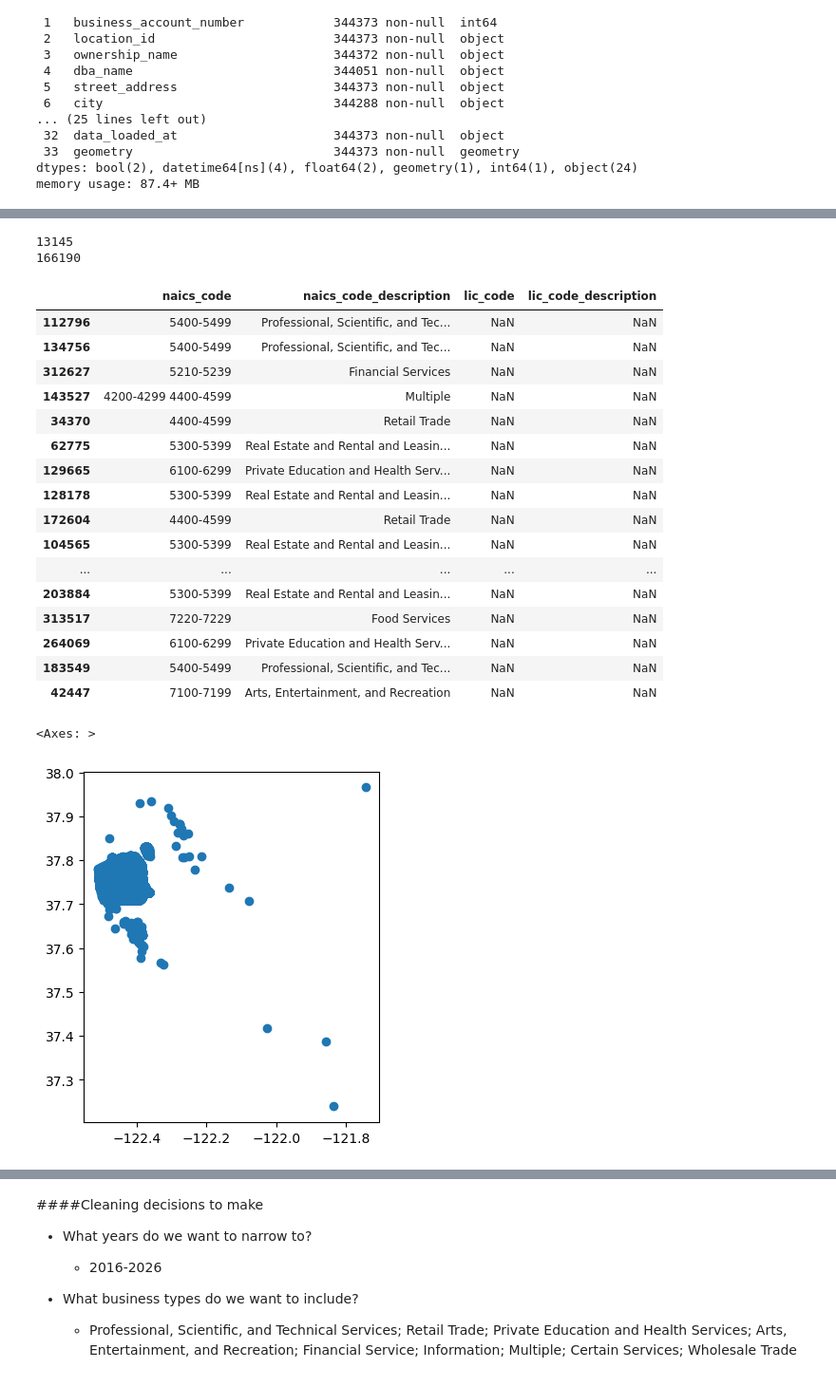
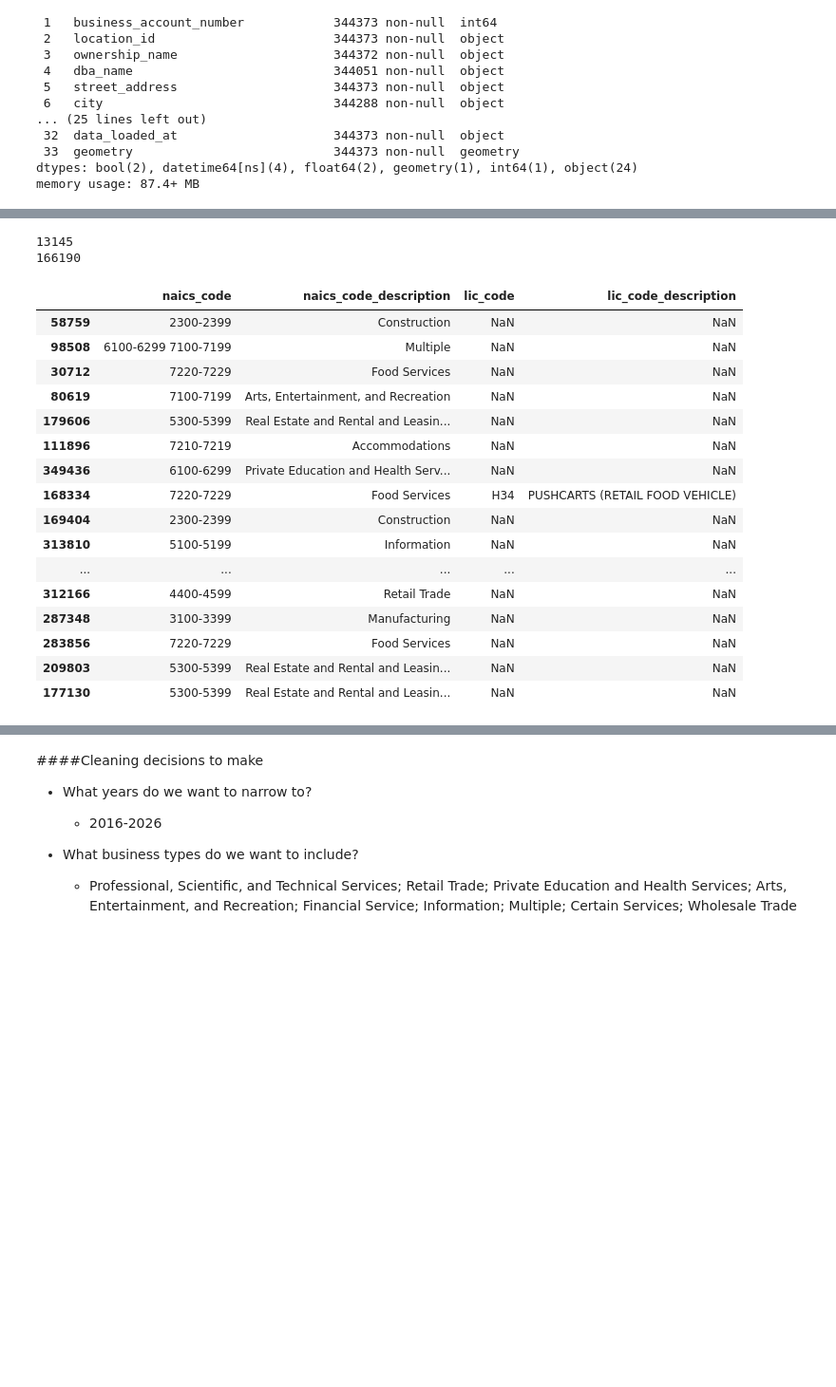
Before and after one commit to miaflynn/CYPLAN255-Final-Project, a Jupyter notebook: cleaning1.ipynb, the cells around one changed output, grey strips where cells are left out. Shown at 95% size. Drawn from its saved outputs; the diff is of its cells as text; code cells hidden in the pictures; blank space fills up the shorter version.

```diff
--- a/cleaning1.ipynb
+++ b/cleaning1.ipynb
@@ -47,3 +38,6 @@ df = pd.read_csv("/content/drive/MyDrive/C255_final_project/raw/rbl_sf.csv")
+# %%
+data_path = "/Users/Sean1/Library/CloudStorage/GoogleDrive-sean_flannelly@berkeley.edu/My Drive/C255_final_project/raw/rbl_sf.csv"
+df = pd.read_csv(data_path)
 # %%
 gdf = df
 gdf.head()
@@ -162,59 +155,55 @@ lic_mask = gdf['lic_code'].notna()
 print(lic_mask.sum())
 naics_mask = gdf['naics_code'].notna()
 print(naics_mask.sum())
-gdf_hascode = gdf[lic_mask | naics_mask]
+gdf_hascode = gdf[lic_mask | naics_mask] ##Confirmed that there are businesses for both codes where one exists and the other doesn't - Sean
 
 code_cols = [
     'naics_code', 'naics_code_description', 'lic_code','lic_code_description'
 ]
 
 display(gdf_hascode[code_cols].sample(20))
 
 ##filtered only by businesses with code, but still having business locations all across the United States?
 # I think a lot of the addresses are elsewhere bc the business headquarters location may not be in SF - if you look at the table it shows this - Abigail
 
 # Commenting this out bc I'm going to also filter the boundaries of Sf - Abigail
 # gdf_hascode_sf = gdf_hascode[gdf_hascode['city'] == 'San Francisco']
 
 # Bounds from here: https://wiki.openstreetmap.org/wiki/San_Francisco,_California
 sanfran_bounds = {
     "minx": -123,
     "maxx": -121.5,
     "miny": 37,
     "maxy": 38
 }
 
 gdf_hascode_sf = gdf_hascode[
     (gdf_hascode['city'] == 'San Francisco') &
     (gdf_hascode.geometry.x >= sanfran_bounds["minx"]) &
     (gdf_hascode.geometry.x <= sanfran_bounds["maxx"]) &
     (gdf_hascode.geometry.y >= sanfran_bounds["miny"]) &
     (gdf_hascode.geometry.y <= sanfran_bounds["maxy"])
 ]
-
-gdf_hascode_sf.plot()
 # %% [output]
 13145
 166190
 |  | naics_code | naics_code_description | lic_code | lic_code_description |
-| 112796 | 5400-5499 | Professional, Scientific, and Tec... | NaN | NaN |
-| 134756 | 5400-5499 | Professional, Scientific, and Tec... | NaN | NaN |
-| 312627 | 5210-5239 | Financial Services | NaN | NaN |
-| 143527 | 4200-4299 4400-4599 | Multiple | NaN | NaN |
-| 34370 | 4400-4599 | Retail Trade | NaN | NaN |
-| 62775 | 5300-5399 | Real Estate and Rental and Leasin... | NaN | NaN |
-| 129665 | 6100-6299 | Private Education and Health Serv... | NaN | NaN |
-| 128178 | 5300-5399 | Real Estate and Rental and Leasin... | NaN | NaN |
-| 172604 | 4400-4599 | Retail Trade | NaN | NaN |
-| 104565 | 5300-5399 | Real Estate and Rental and Leasin... | NaN | NaN |
+| 58759 | 2300-2399 | Construction | NaN | NaN |
+| 98508 | 6100-6299 7100-7199 | Multiple | NaN | NaN |
+| 30712 | 7220-7229 | Food Services | NaN | NaN |
+| 80619 | 7100-7199 | Arts, Entertainment, and Recreation | NaN | NaN |
+| 179606 | 5300-5399 | Real Estate and Rental and Leasin... | NaN | NaN |
+| 111896 | 7210-7219 | Accommodations | NaN | NaN |
+| 349436 | 6100-6299 | Private Education and Health Serv... | NaN | NaN |
+| 168334 | 7220-7229 | Food Services | H34 | PUSHCARTS (RETAIL FOOD VEHICLE) |
+| 169404 | 2300-2399 | Construction | NaN | NaN |
+| 313810 | 5100-5199 | Information | NaN | NaN |
 | ... | ... | ... | ... | ... |
-| 203884 | 5300-5399 | Real Estate and Rental and Leasin... | NaN | NaN |
-| 313517 | 7220-7229 | Food Services | NaN | NaN |
-| 264069 | 6100-6299 | Private Education and Health Serv... | NaN | NaN |
-| 183549 | 5400-5499 | Professional, Scientific, and Tec... | NaN | NaN |
-| 42447 | 7100-7199 | Arts, Entertainment, and Recreation | NaN | NaN |
+| 312166 | 4400-4599 | Retail Trade | NaN | NaN |
+| 287348 | 3100-3399 | Manufacturing | NaN | NaN |
+| 283856 | 7220-7229 | Food Services | NaN | NaN |
+| 209803 | 5300-5399 | Real Estate and Rental and Leasin... | NaN | NaN |
+| 177130 | 5300-5399 | Real Estate and Rental and Leasin... | NaN | NaN |
-<Axes: >
-[figure, removed]
 # %%
 # adding another plot and importing a shpfile of SF so we can see where the points are in SF
 
```
Also changed, not shown: parts of 13 cells of this notebook.
